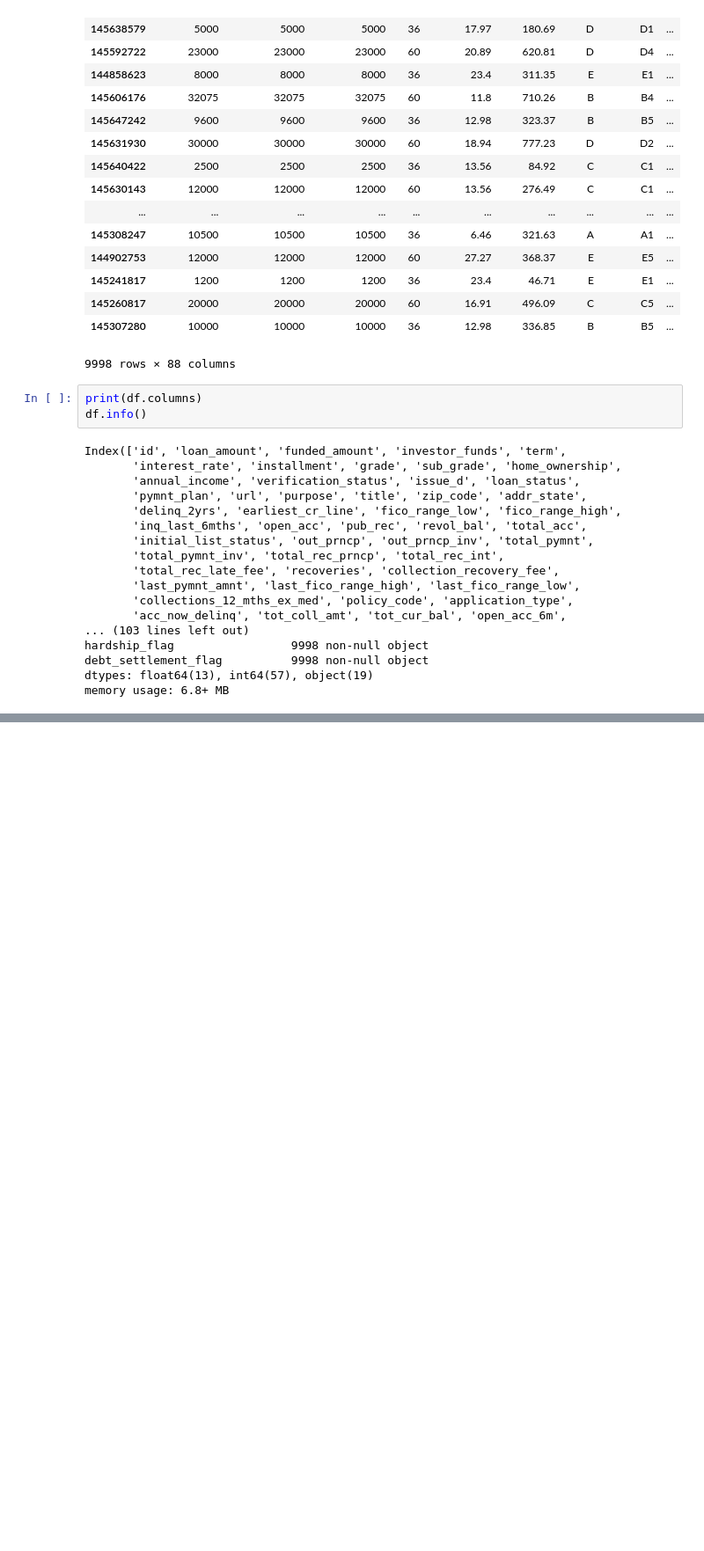
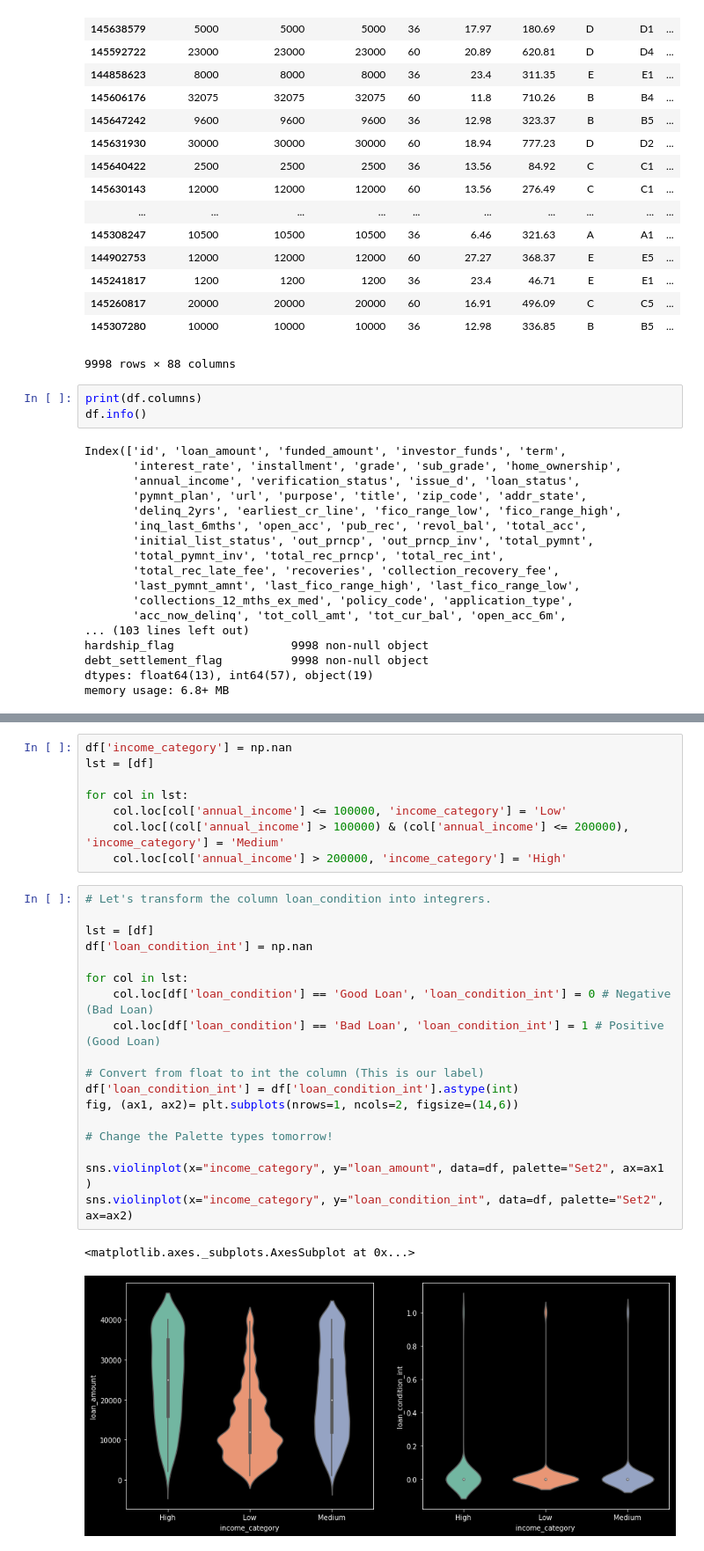
Before and after one commit to nishimishra71/Python, a Jupyter notebook: Capstone_sample.ipynb, the cells around one changed output, grey strips where cells are left out. Shown at 88% size. Drawn from its saved outputs; the diff is of its cells as text; blank space fills up the shorter version.

```diff
--- a/Capstone_sample.ipynb
+++ b/Capstone_sample.ipynb
@@ -126,0 +197,29 @@ memory usage: 6.8+ MB
+# %%
+df['income_category'] = np.nan
+lst = [df]
+
+for col in lst:
+    col.loc[col['annual_income'] <= 100000, 'income_category'] = 'Low'
+    col.loc[(col['annual_income'] > 100000) & (col['annual_income'] <= 200000), 'income_category'] = 'Medium'
+    col.loc[col['annual_income'] > 200000, 'income_category'] = 'High'
+# %%
+# Let's transform the column loan_condition into integrers.
+
+lst = [df]
+df['loan_condition_int'] = np.nan
+
+for col in lst:
+    col.loc[df['loan_condition'] == 'Good Loan', 'loan_condition_int'] = 0 # Negative (Bad Loan)
+    col.loc[df['loan_condition'] == 'Bad Loan', 'loan_condition_int'] = 1 # Positive (Good Loan)
+
+# Convert from float to int the column (This is our label)
+df['loan_condition_int'] = df['loan_condition_int'].astype(int)
+fig, (ax1, ax2)= plt.subplots(nrows=1, ncols=2, figsize=(14,6))
+
+# Change the Palette types tomorrow!
+
+sns.violinplot(x="income_category", y="loan_amount", data=df, palette="Set2", ax=ax1 )
+sns.violinplot(x="income_category", y="loan_condition_int", data=df, palette="Set2", ax=ax2)
+# %% [output]
+<matplotlib.axes._subplots.AxesSubplot at 0x...>
+[figure, added]
```
Also changed, not shown: parts of 4 cells of this notebook.
